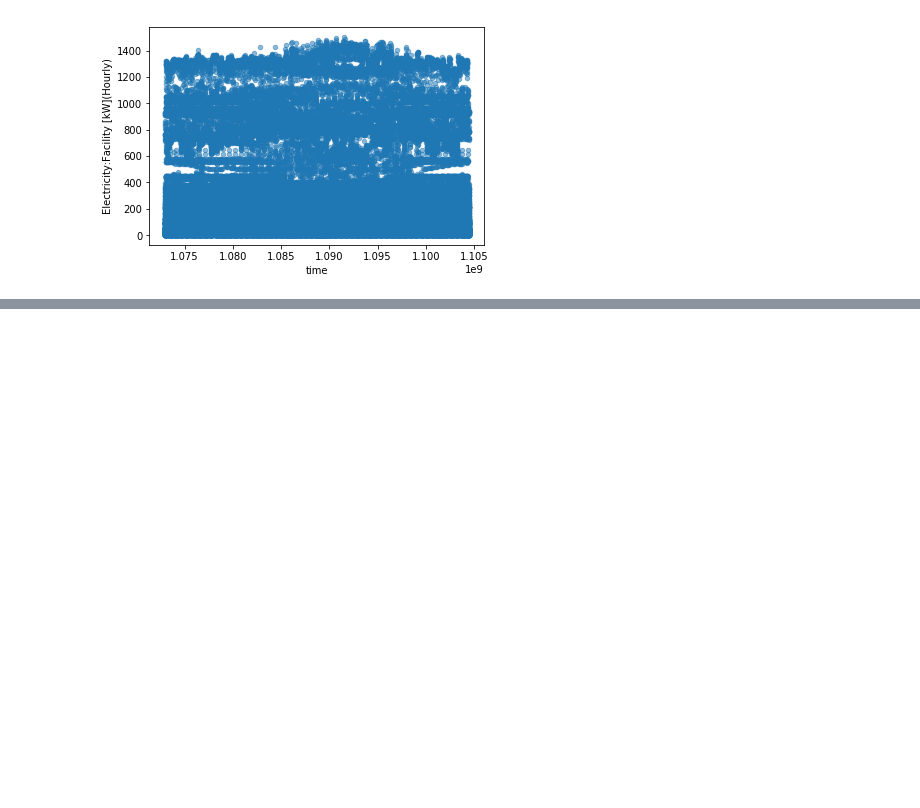
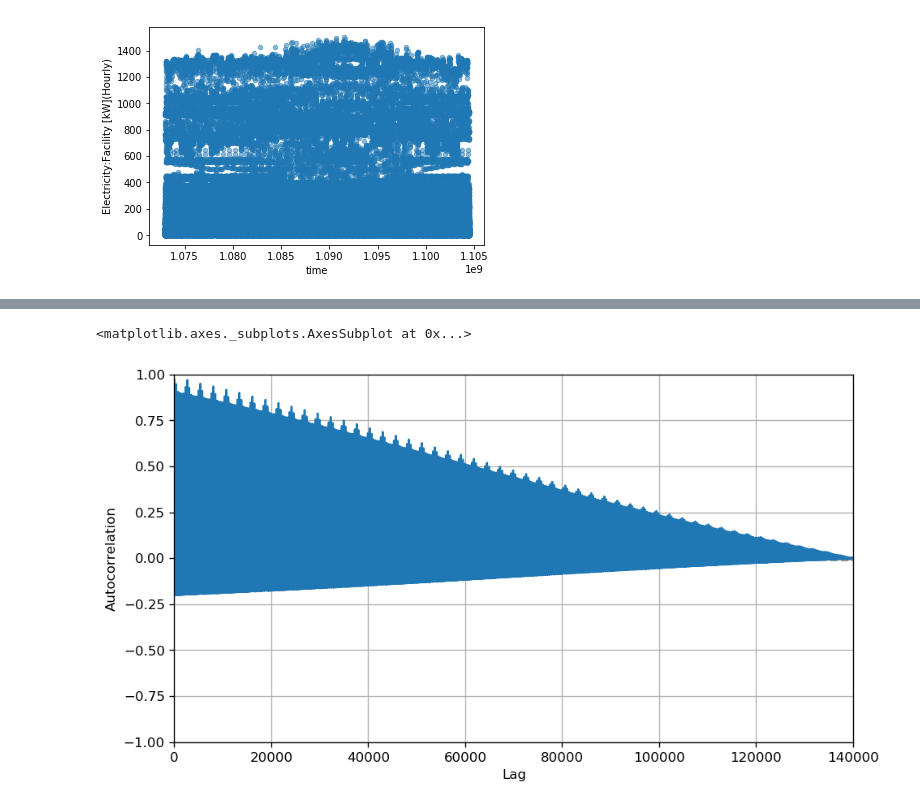
Before and after one commit to fagan2888/EnergyScience, a Jupyter notebook: EDA-Seattle.ipynb, the cells around one changed output, grey strips where cells are left out. Cells and saved outputs as stored; diff of their text form; code cells hidden in the pictures; blank space fills up the shorter version.

```diff
--- a/EDA-Seattle.ipynb
+++ b/EDA-Seattle.ipynb
@@ -337,0 +418,9 @@ visualizer.poof()
+# %%
+from pandas.plotting import autocorrelation_plot
+
+# Draw Plot
+plt.rcParams.update({'figure.figsize':(9,5), 'figure.dpi':120})
+autocorrelation_plot(dataset['Electricity:Facility [kW](Hourly)'])
+# %% [output]
+<matplotlib.axes._subplots.AxesSubplot at 0x...>
+[figure, added]
```
Also changed, not shown: parts of 14 cells of this notebook, 2 other files.
